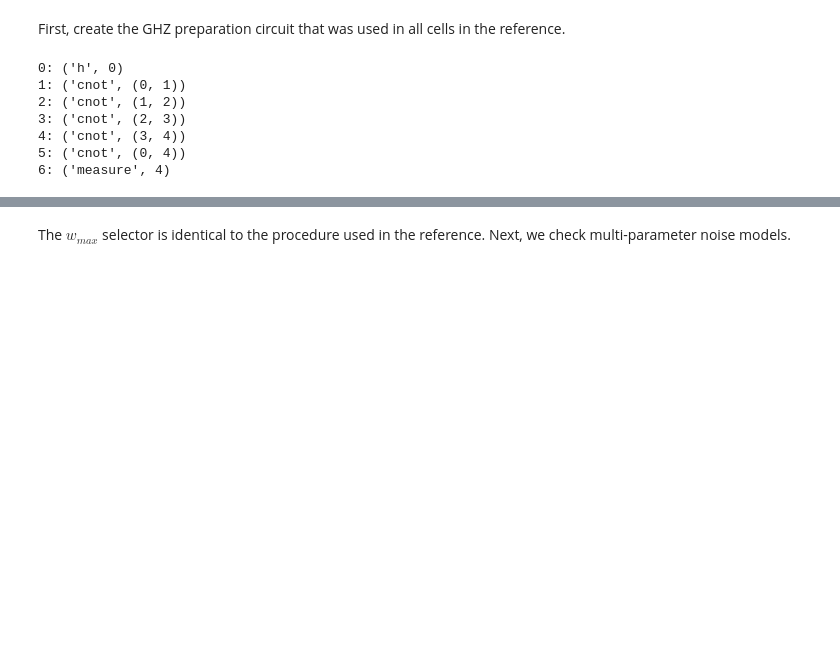
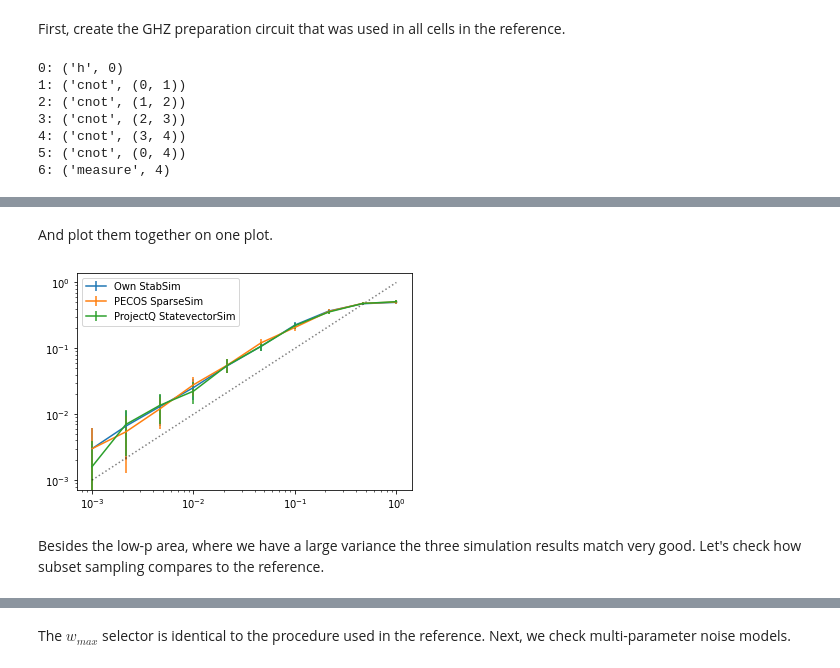
Before and after one commit to dpwinter/failure_rate_samplers, a Jupyter notebook: test.ipynb, the cells around one changed output, grey strips where cells are left out. Drawn from its saved outputs; the diff is of its cells as text; code cells hidden in the pictures; blank space fills up the shorter version.

```diff
--- a/test.ipynb
+++ b/test.ipynb
@@ -61,3 +188,18 @@ This looks like we are getting the threshold at the same position, but the logic
+# %% [markdown]
+And plot them together on one plot.
+# %%
+plt.errorbar(p_phys, p_L, yerr=std, label='Own StabSim');
+plt.errorbar(p_phys, p_L_spsim, yerr=std_spsim, label='PECOS SparseSim');
+plt.errorbar(p_phys, p_L_stvec, yerr=std_stvec, label='ProjectQ StatevectorSim');
+
+plt.xscale('log')
+plt.yscale('log')
+plt.plot(p_phys, p_phys, 'k:', alpha=0.5);
+plt.legend();
+# %% [output]
+[figure, added]
+# %% [markdown]
+Besides the low-p area, where we have a large variance the three simulation results match very good. Let's check how subset sampling compares to the reference.
 # %%
 n_samples = 1000
 p_phys = np.logspace(-3,0,10)
```
Also changed, not shown: parts of 25 cells of this notebook, 3 other files.
